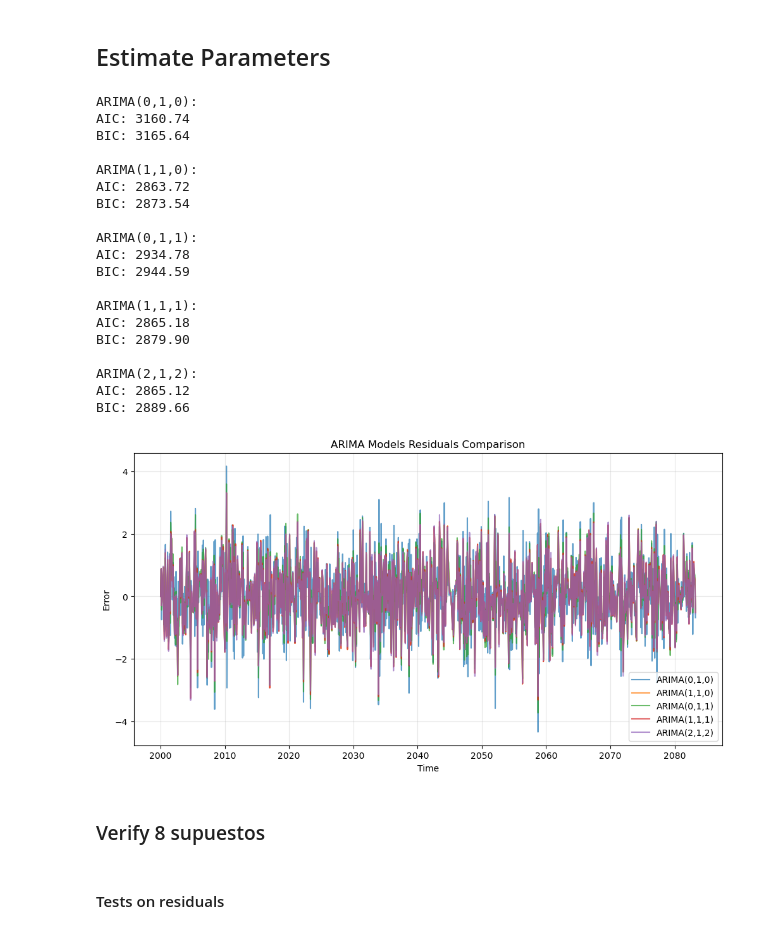
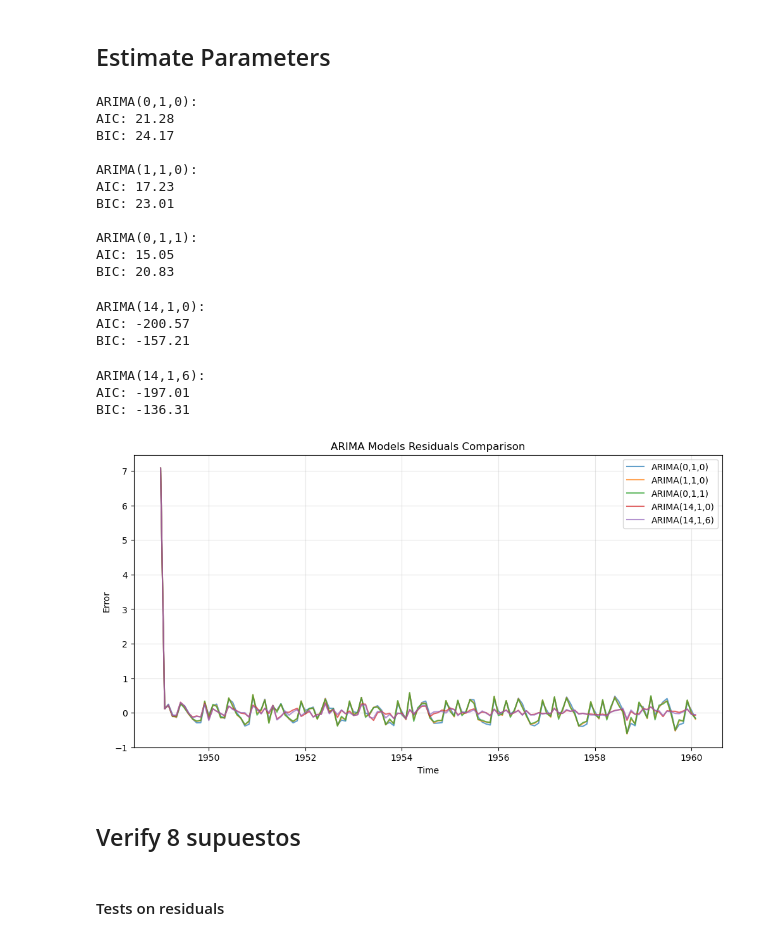
Before and after one commit to daniel-strauss/econometria, a Jupyter notebook: project_final.ipynb, the cells around one changed output. Drawn from its saved outputs; the diff is of its cells as text; code cells hidden in the pictures.

```diff
--- a/project_final.ipynb
+++ b/project_final.ipynb
@@ -7,7 +7,9 @@ import statsmodels.tsa.stattools as st
 import statsmodels.api as sm
 import numpy as np
 
-test_with_artificial = True
+test_with_artificial = False
+
+num_predict_period = 10
 
 def artificial_arima(p=np.array([]), d=0, q = np.array([]), f=lambda x:x, n = 100, m = 0):
     # generate synthetic data in order to validate our method for real data
@@ -32,27 +34,28 @@ def artificial_arima(p=np.array([]), d=0, q = np.array([]), f=lambda x:x, n = 10
 if test_with_artificial:
     n = 1000
     points = artificial_arima(
-        p = np.array([.5]),#np.array([0,0.1,0.2]),
-        q = np.array([0]),#np.array([0,0.1]),
+        p = np.array([.5, .6]),#np.array([0,0.1,0.2]),
+        q = np.array([.3]),#np.array([0,0.1]),
         d = 1,
-        #f = lambda x:x**2,
+        f = lambda x:1.5**x,
         n = n,
-        #m = 0.01
+        m = 0
     )
-    dates = pd.date_range(start='2000-01-01', periods=n, freq='MS')
+    dates = pd.date_range(start='1800-01-01', periods=n, freq='MS')
 
     # Create DataFrame with datetime index
-    time_series_df = pd.DataFrame({'points': points}, index=dates)
+    time_series_df = pd.DataFrame({'points': 1.7**points}, index=dates)
 else:
     # Load the CSV file
-    time_series_df = pd.read_csv('EUR_USD_monthly.csv',
+    time_series_df = pd.read_csv('AirPassengers.csv',
                             parse_dates=[0],  # Parse first column as dates
                             index_col=0)  # Set first column as index
     time_series_df['points'] = time_series_df.iloc[:, 0].replace(',', '', regex=True).astype(float)
 
 time_series_df = time_series_df.asfreq('MS')
-
-
+# split into training and test data
+original_forecast_df = time_series_df[-num_predict_period:]
+time_series_df = time_series_df[:-num_predict_period]
 
 def plot_series(series, series_title, alpha = 0.05):
     """
@@ -98,12 +101,12 @@ if False:
 
     # Automatically fit the best ARIMA/SARIMA model
     model = pm.auto_arima(
-        time_series_df,
+        time_series_df['points'],
         seasonal=False,      # Enable seasonal differencing if necessary
         stepwise=True,      # Use stepwise algorithm for faster computation
         trace=True,         # Show the fitting process details
-        max_p=7,              # Set maximum p value to control AR component
-        max_q=7,              # Set maximum q value to control MA component
+        max_p=3,              # Set maximum p value to control AR component
+        max_q=3,              # Set maximum q value to control MA component
         max_d=1,              # Set maximum differencing order
         max_P=1,              # Set maximum seasonal AR order
         max_Q=1,              # Set maximum seasonal MA order
@@ -138,10 +141,10 @@ p value > 0.05 => we can not conclude stationarity
 apply box cox transformation, and use scipy to estimate optimal box cox parameter lambda (todo explain what method scipy uses)
 # %%
 from scipy import stats
-use_trafo = False
+use_trafo = True
 if use_trafo:
     # Apply Box-Cox transformation and estimate lambda
-    lmbda = .5
+    lmbda = None
     if lmbda is None:
         transformed_prices, lmbda = stats.boxcox(time_series_df["points"])
     else:
@@ -309,8 +317,8 @@ suggested_models = np.array([
     [0,1,0],
     [1,1,0],
     [0,1,1],
-    [1,1,1],
-    [2,1,2]
+    [14,1,0],
+    [14,1,6]
 ])
 results = []
 error_dfs = []
@@ -344,50 +352,48 @@ for p, d, q in suggested_models:
 
 
 # Combine all residuals into one DataFrame
 all_errors = pd.concat(error_dfs, axis=1)
 
 
 # Create a DataFrame for the fitted models
 fitted_models_df = pd.DataFrame({
     'model_order': [f"ARIMA({p},{d},{q})" for p, d, q in suggested_models],
     'fitted_model': fitted_models
 })
 
 # Plot using matplotlib
 plt.figure(figsize=(12, 6))
 for column in all_errors.columns:
     plt.plot(all_errors.index, all_errors[column], label=column, alpha=0.7)
 plt.legend()
 plt.title('ARIMA Models Residuals Comparison')
 plt.xlabel('Time')
 plt.ylabel('Error')
 plt.grid(True, alpha=0.3)
 plt.show()
 
 #plot_series(all_errors['ARIMA(1,1,1)'], "timeseries of residuals")
 # %% [output]
 ARIMA(0,1,0):
-AIC: 3160.74
-BIC: 3165.64
+AIC: 21.28
+BIC: 24.17
 
 ARIMA(1,1,0):
-AIC: 2863.72
-BIC: 2873.54
+AIC: 17.23
+BIC: 23.01
 
 ARIMA(0,1,1):
-AIC: 2934.78
-BIC: 2944.59
-
-ARIMA(1,1,1):
-AIC: 2865.18
-BIC: 2879.90
-
-ARIMA(2,1,2):
-AIC: 2865.12
-BIC: 2889.66
+AIC: 15.05
+BIC: 20.83
+ARIMA(14,1,0):
+AIC: -200.57
+BIC: -157.21
+ARIMA(14,1,6):
+AIC: -197.01
+BIC: -136.31
-[figure, old version]
+[figure, new version]
 # %% [markdown]
-### Verify 8 supuestos
+## Verify 8 supuestos
 # %% [markdown]
 #### Tests on residuals
 # %%
```
Also changed, not shown: parts of 20 cells of this notebook, 8 other files.
